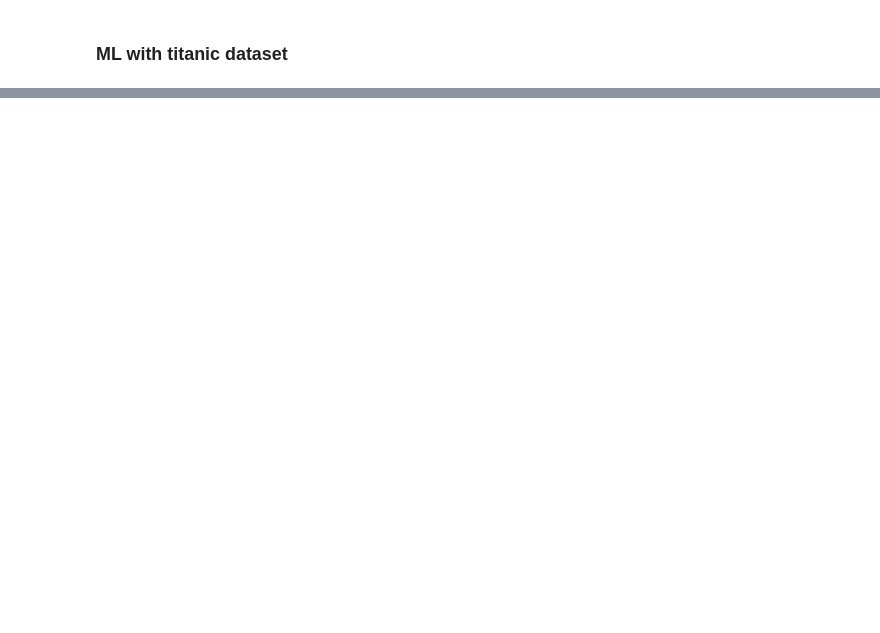
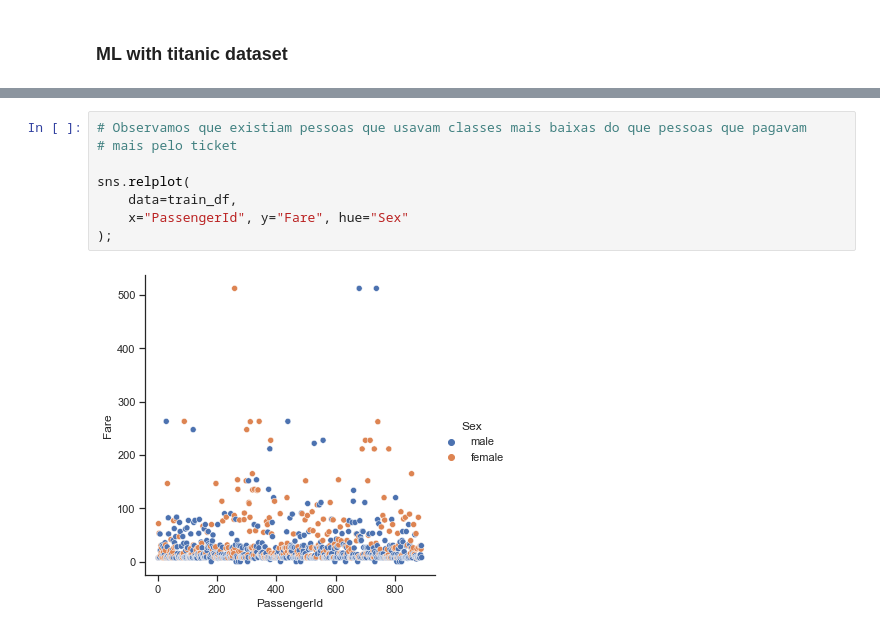
Before and after one commit to cantaruttim/Titanic, a Jupyter notebook: Titanic.ipynb, the cells around one changed output, grey strips where cells are left out. Drawn from its saved outputs; the diff is of its cells as text; blank space fills up the shorter version.

```diff
--- a/Titanic.ipynb
+++ b/Titanic.ipynb
@@ -25,0 +68,10 @@ display(train_df)
+# %%
+# Observamos que existiam pessoas que usavam classes mais baixas do que pessoas que pagavam
+# mais pelo ticket
+
+sns.relplot(
+    data=train_df,
+    x="PassengerId", y="Fare", hue="Sex"
+);
+# %% [output]
+[figure, added]
```
Also changed, not shown: parts of 13 cells of this notebook.
